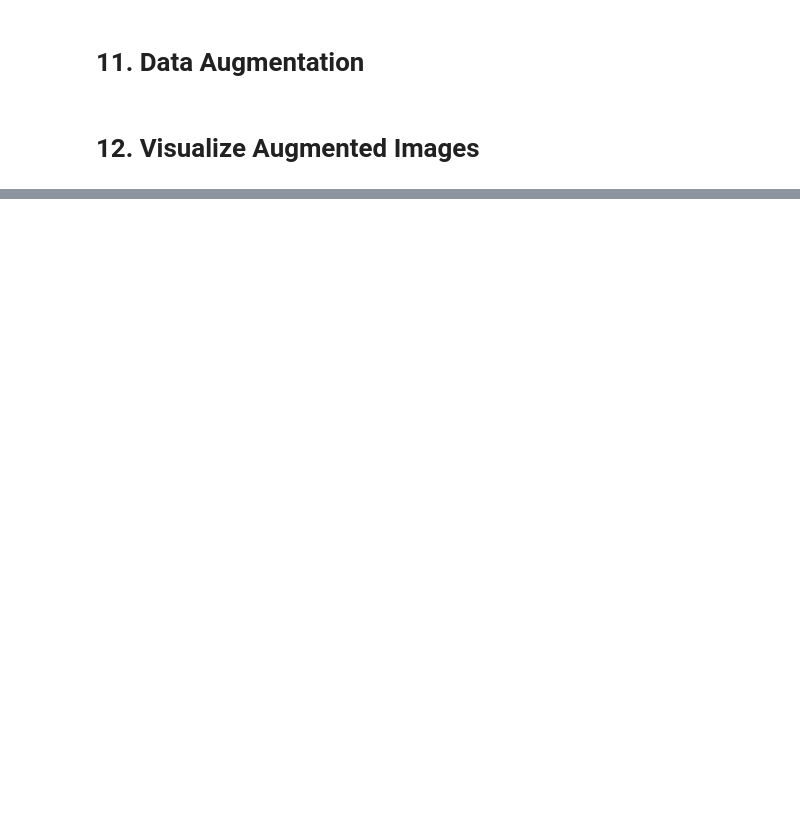
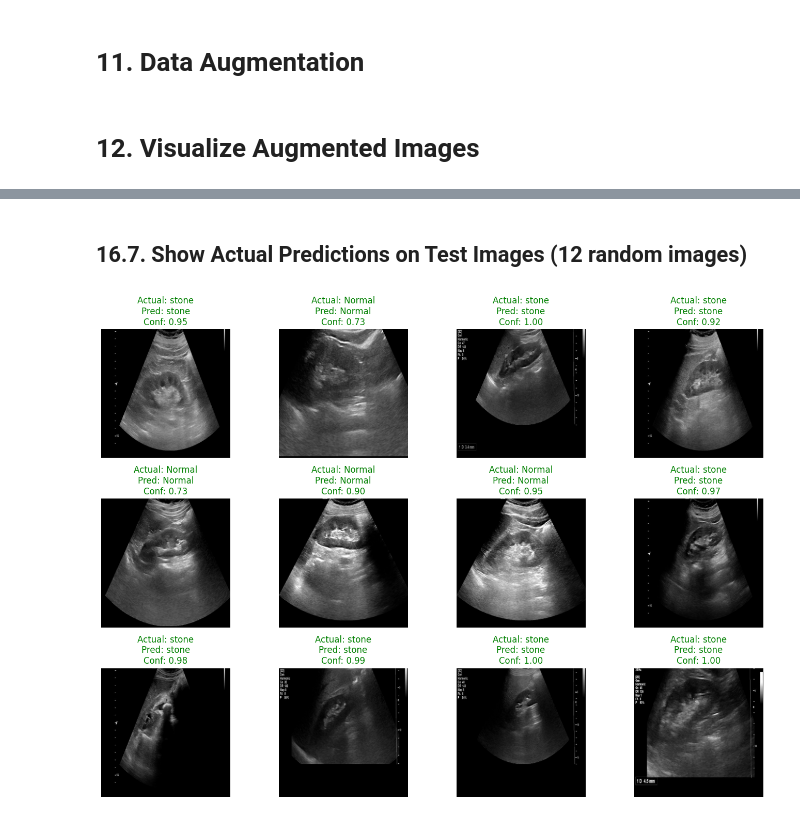
Before and after one commit to somayagalal/Kidney_stone_detection-, a Jupyter notebook: DL_Kidney_stone_detection.ipynb, the cells around one changed output, grey strips where cells are left out. Saved outputs shown, nothing was run; the diff lists cells and outputs as text; code cells hidden in the pictures; blank space fills up the shorter version.

```diff
--- a/DL_Kidney_stone_detection.ipynb
+++ b/DL_Kidney_stone_detection.ipynb
@@ -145,11 +164,12 @@ Testing data shape: (300, 225, 225, 1)
  # 11. Data Augmentation
 # %%
 train_datagen = ImageDataGenerator(
-    rotation_range=20,
-    zoom_range=0.2,
+    rotation_range=15,
+    zoom_range=0.15,
     width_shift_range=0.1,
     height_shift_range=0.1,
-    horizontal_flip=True
+    horizontal_flip=True,
+    fill_mode="nearest"
 )
 # %% [markdown]
 # 12. Visualize Augmented Images
@@ -399,0 +506,3 @@ ResNet50: 0.5000
+# %%
+y_pred_prob = best_model.predict(X_test)
+y_pred_classes = (y_pred_prob > 0.5).astype("int32")
@@ -399,0 +511,37 @@ ResNet50: 0.5000
+# %% [markdown]
+## 16.7. Show Actual Predictions on Test Images (12 random images)
+# %%
+
+NUM_IMAGES = 12
+random_indices = np.random.choice(len(X_test), size=min(NUM_IMAGES, len(X_test)), replace=False)
+
+plt.figure(figsize=(14, 10))
+
+for plot_index, i in enumerate(random_indices):
+    image = X_test[i].reshape(IMG_SIZE, IMG_SIZE)
+
+    actual_label = CATEGORIES[y_test[i]]
+    predicted_class = int(y_pred_classes[i][0])
+    predicted_label = CATEGORIES[predicted_class]
+
+    confidence = y_pred_prob[i][0]
+
+    if predicted_class == 0:
+        confidence_to_show = 1 - confidence
+    else:
+        confidence_to_show = confidence
+
+    color = "green" if actual_label == predicted_label else "red"
+
+    plt.subplot(3, 4, plot_index + 1)
+    plt.imshow(image, cmap="gray")
+    plt.title(
+        f"Actual: {actual_label}\nPred: {predicted_label}\nConf: {confidence_to_show:.2f}",
+        color=color
+    )
+    plt.axis("off")
+
+plt.tight_layout()
+plt.show()
+# %% [output]
+[figure, added]
```
Also changed, not shown: parts of 69 cells of this notebook, 3 other files.
